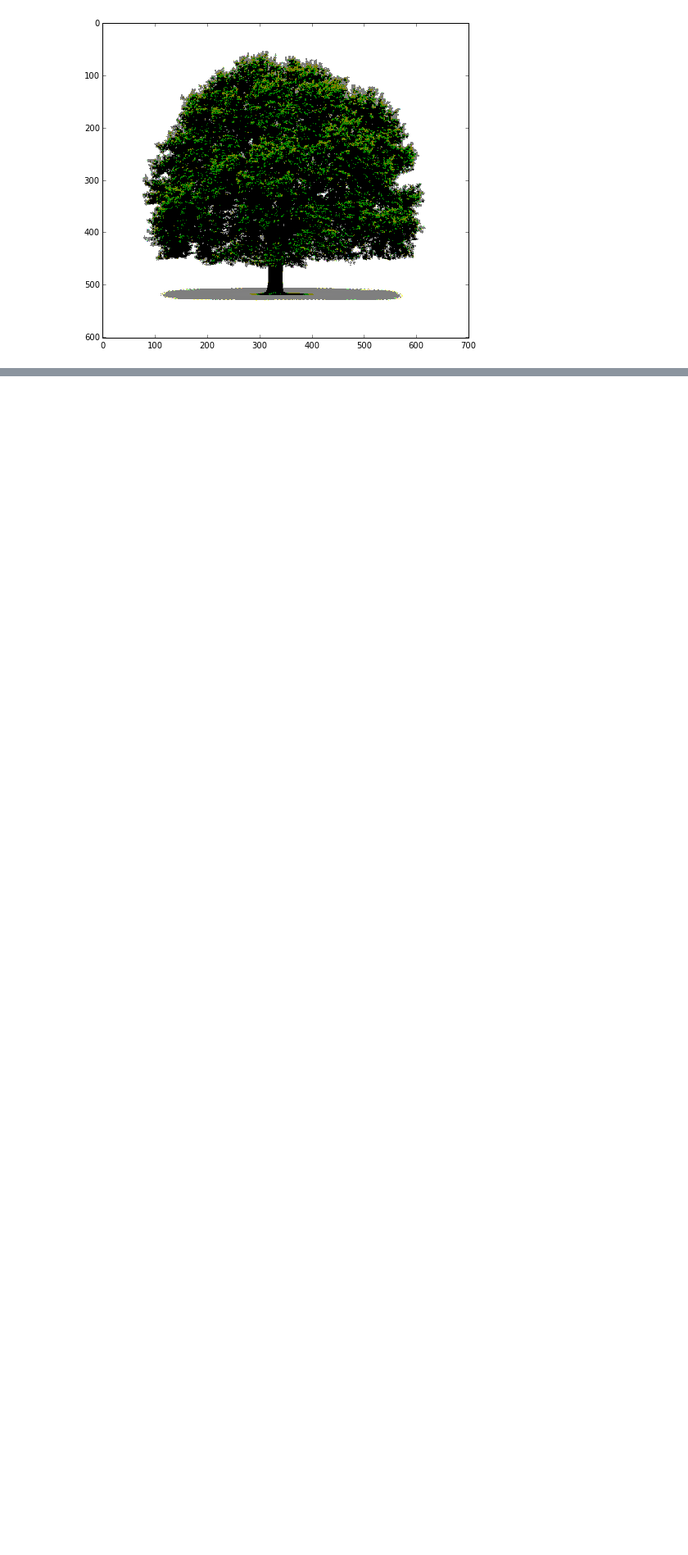
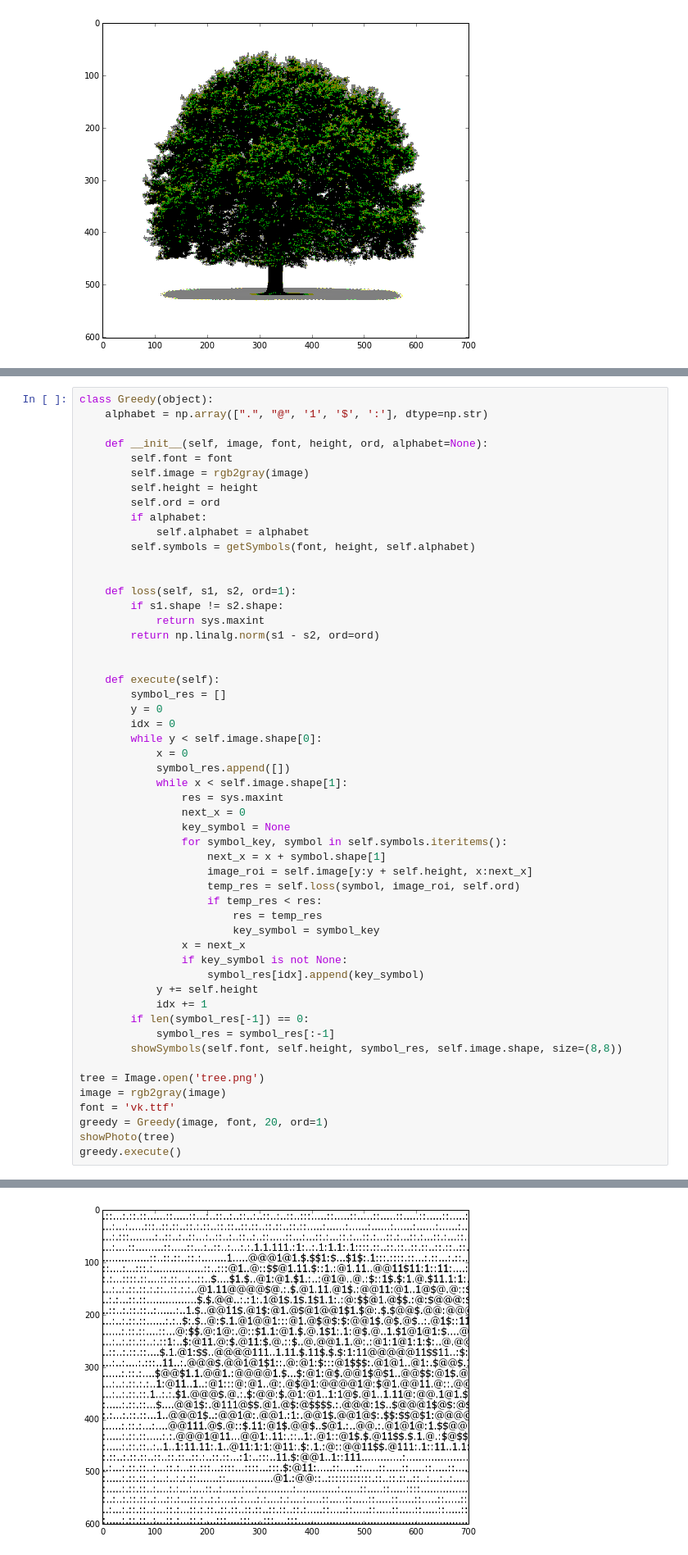
Before and after one commit to max777alex/image-to-ascii, a Jupyter notebook: project.ipynb, the cells around one changed output, grey strips where cells are left out. Shown at 82% size. Saved outputs shown, nothing was run; the diff lists cells and outputs as text; blank space fills up the shorter version.

Commit message:
greedy algorithm

```diff
--- a/project.ipynb
+++ b/project.ipynb
@@ -450,0 +370,54 @@ class OpticalFlowDP(object):
+# %%
+class Greedy(object):
+    alphabet = np.array([".", "@", '1', '$', ':'], dtype=np.str)
+
+    def __init__(self, image, font, height, ord, alphabet=None):
+        self.font = font
+        self.image = rgb2gray(image)
+        self.height = height
+        self.ord = ord
+        if alphabet:
+            self.alphabet = alphabet
+        self.symbols = getSymbols(font, height, self.alphabet)
+
+
+    def loss(self, s1, s2, ord=1):
+        if s1.shape != s2.shape:
+            return sys.maxint
+        return np.linalg.norm(s1 - s2, ord=ord)
+
+
+    def execute(self):
+        symbol_res = []
+        y = 0
+        idx = 0
+        while y < self.image.shape[0]:
+            x = 0
+            symbol_res.append([])
+            while x < self.image.shape[1]:
+                res = sys.maxint
+                next_x = 0
+                key_symbol = None
+                for symbol_key, symbol in self.symbols.iteritems():
+                    next_x = x + symbol.shape[1]
+                    image_roi = self.image[y:y + self.height, x:next_x]
+                    temp_res = self.loss(symbol, image_roi, self.ord)
+                    if temp_res < res:
+                        res = temp_res
+                        key_symbol = symbol_key
+                x = next_x
+                if key_symbol is not None:
+                    symbol_res[idx].append(key_symbol)
+            y += self.height
+            idx += 1
+        if len(symbol_res[-1]) == 0:
+            symbol_res = symbol_res[:-1]
+        showSymbols(self.font, self.height, symbol_res, self.image.shape, size=(8,8))
+
+tree = Image.open('tree.png')
+image = rgb2gray(image)
+font = 'vk.ttf'
+greedy = Greedy(image, font, 20, ord=1)
+showPhoto(tree)
+greedy.execute()
+# %% [output]
@@ -450,0 +425 @@ class OpticalFlowDP(object):
+[figure, added]
```
Also changed, not shown: parts of 3 cells of this notebook.
